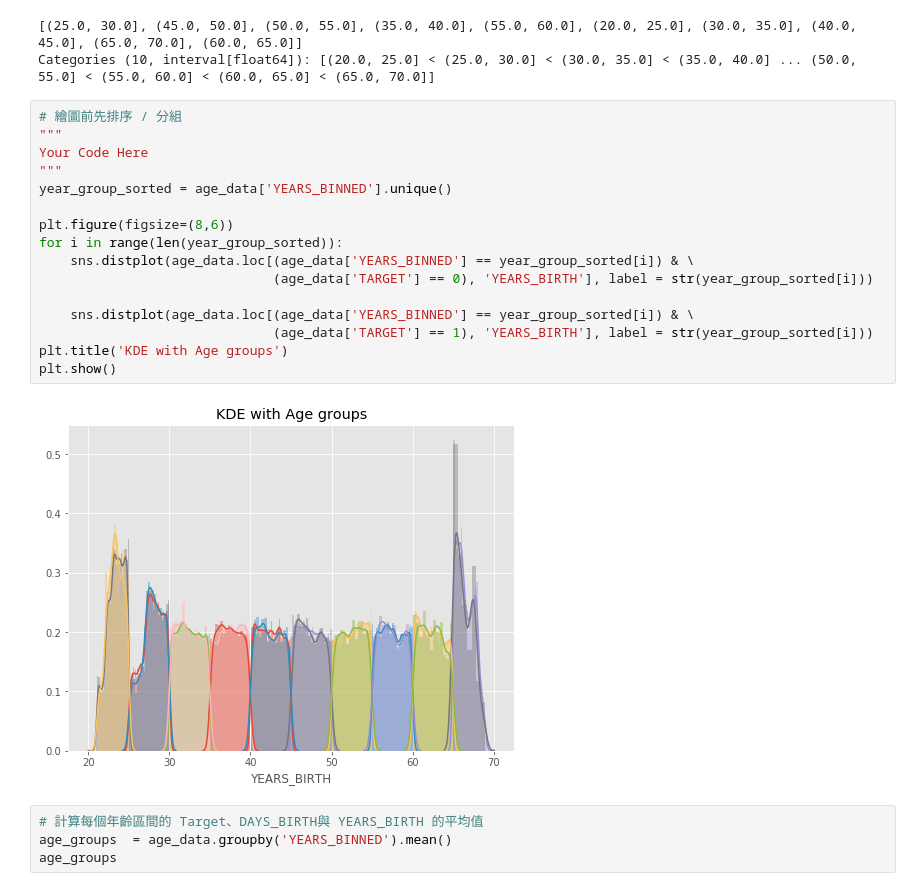
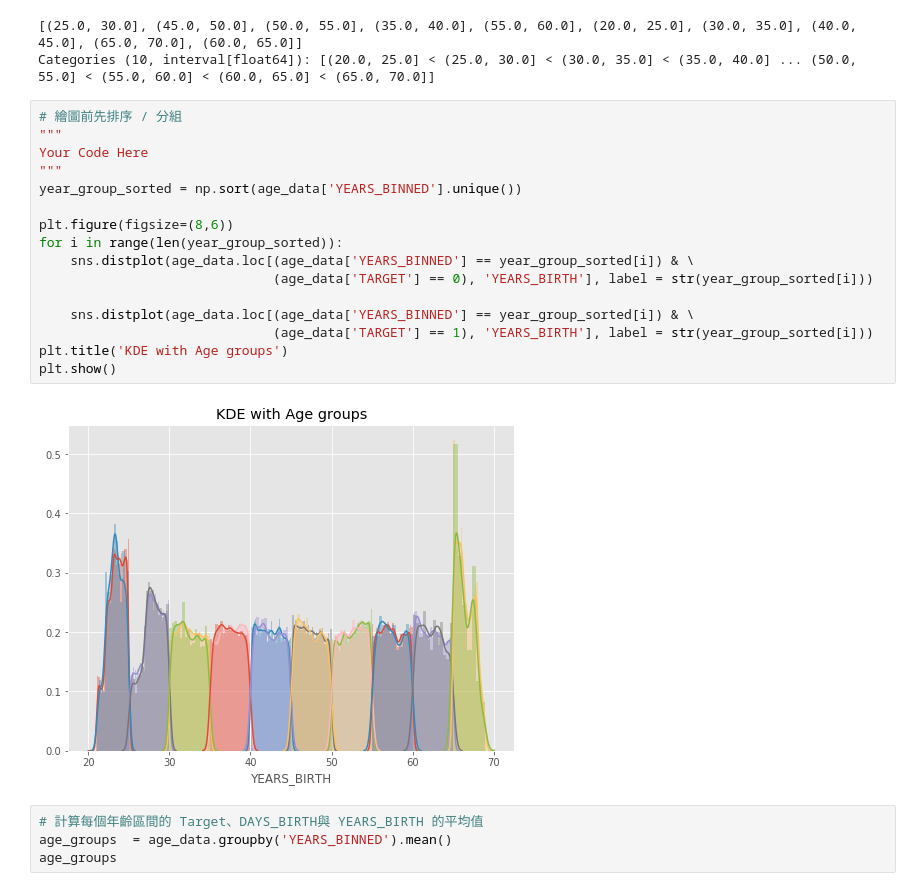
Before and after one commit to drhao/100Day-ML-Marathon, a Jupyter notebook: Day_011_HW.ipynb, the cells around one changed output. Saved outputs shown, nothing was run; the diff lists cells and outputs as text.

```diff
--- a/Day_011_HW.ipynb
+++ b/Day_011_HW.ipynb
@@ -90,21 +87,21 @@ Categories (10, interval[float64]): [(20.0, 25.0] < (25.0, 30.0] < (30.0, 35.0]
 # %%
 # 繪圖前先排序 / 分組
 """
 Your Code Here
 """
-year_group_sorted = age_data['YEARS_BINNED'].unique()
+year_group_sorted = np.sort(age_data['YEARS_BINNED'].unique())
 
 plt.figure(figsize=(8,6))
 for i in range(len(year_group_sorted)):
     sns.distplot(age_data.loc[(age_data['YEARS_BINNED'] == year_group_sorted[i]) & \
                               (age_data['TARGET'] == 0), 'YEARS_BIRTH'], label = str(year_group_sorted[i]))
 
     sns.distplot(age_data.loc[(age_data['YEARS_BINNED'] == year_group_sorted[i]) & \
                               (age_data['TARGET'] == 1), 'YEARS_BIRTH'], label = str(year_group_sorted[i]))
 plt.title('KDE with Age groups')
 plt.show()
 # %% [output]
-[figure, old version]
+[figure, new version]
 # %%
 # 計算每個年齡區間的 Target、DAYS_BIRTH與 YEARS_BIRTH 的平均值
 age_groups  = age_data.groupby('YEARS_BINNED').mean()
```
Also changed, not shown: parts of 1 cell of this notebook.
